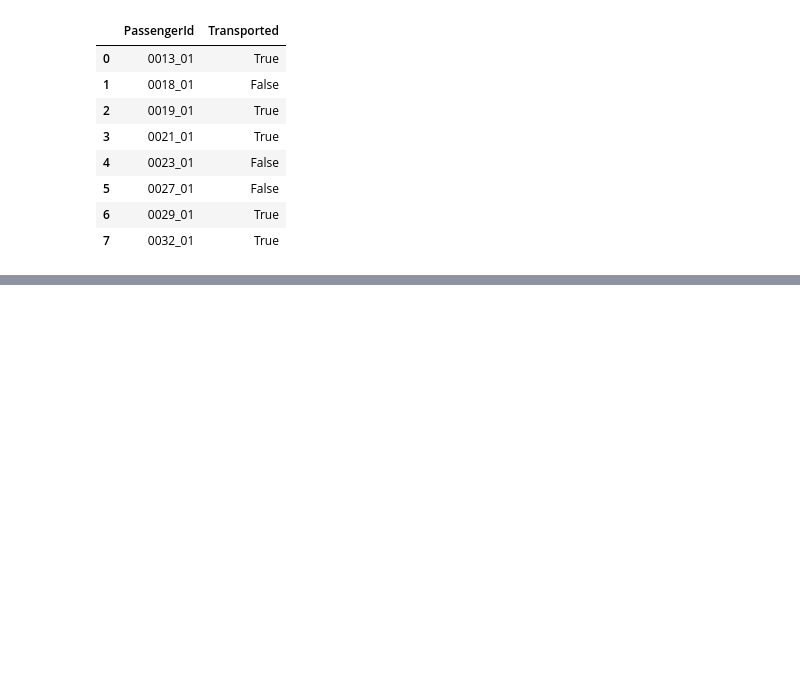
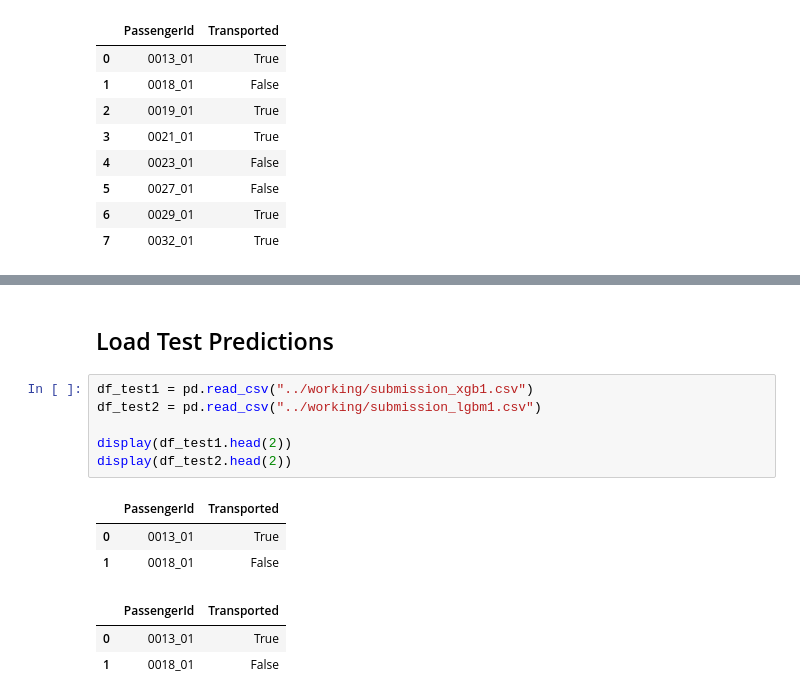
Before and after one commit to melling/ml-kaggle-spaceship-titanic, a Jupyter notebook: spaceship-titanic-xgb-lgbm-blend.ipynb, the cells around one changed output, grey strips where cells are left out. Drawn from its saved outputs; the diff is of its cells as text; blank space fills up the shorter version.

Commit message:
Kaggle Notebook | Spaceship Titanic: XGB+LGBM Blend | Version 9

```diff
--- a/spaceship-titanic-xgb-lgbm-blend.ipynb
+++ b/spaceship-titanic-xgb-lgbm-blend.ipynb
@@ -1031,0 +1071,15 @@ sample_submission.head(8)
+# %% [markdown]
+## Load Test Predictions
+# %%
+df_test1 = pd.read_csv("../working/submission_xgb1.csv")
+df_test2 = pd.read_csv("../working/submission_lgbm1.csv")
+
+display(df_test1.head(2))
+display(df_test2.head(2))
+# %% [output]
+|  | PassengerId | Transported |
+| 0 | 0013_01 | True |
+| 1 | 0018_01 | False |
+|  | PassengerId | Transported |
+| 0 | 0013_01 | True |
+| 1 | 0018_01 | False |
```
Also changed, not shown: parts of 10 cells of this notebook.
